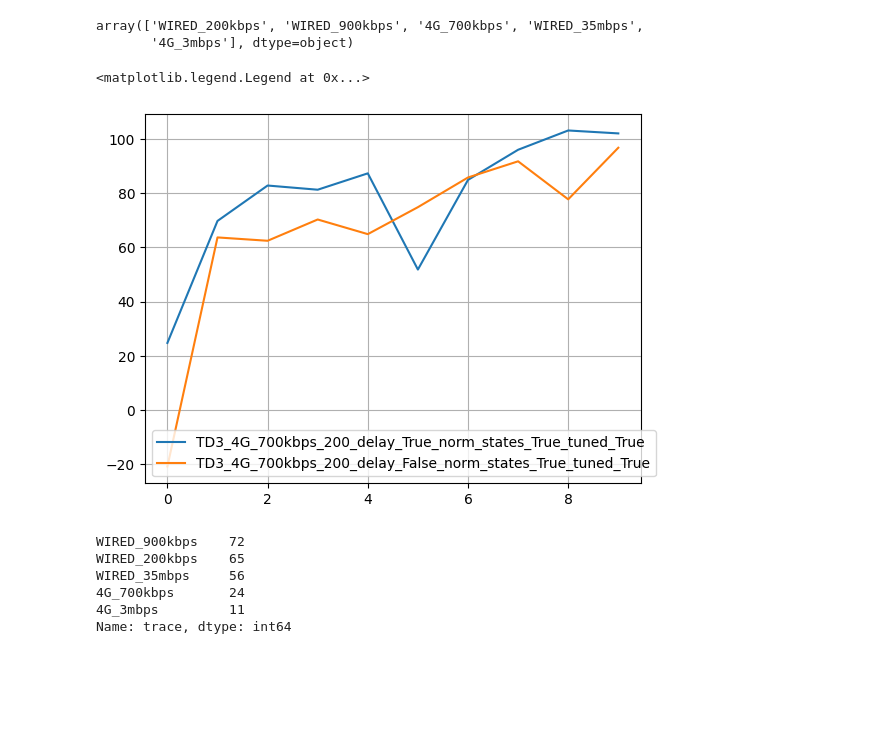
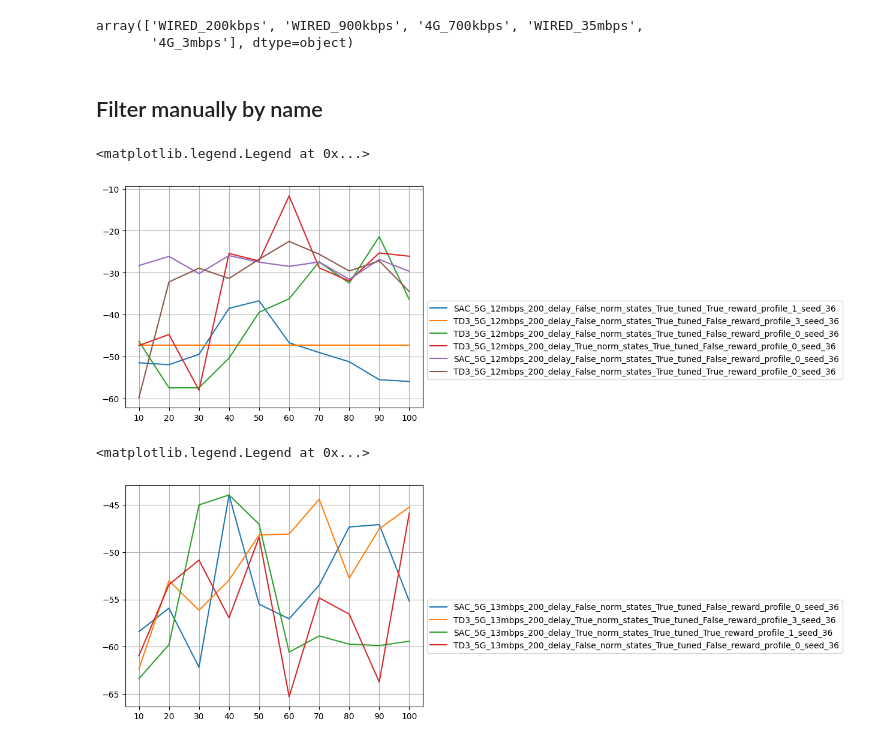
Before and after one commit to denama/ReCoCo, a Jupyter notebook: simulation_analysis/plot_avg_reward.ipynb, the cells around one changed output. Saved outputs shown, nothing was run; the diff lists cells and outputs as text; code cells hidden in the pictures; blank space fills up the shorter version.

```diff
--- a/simulation_analysis/plot_avg_reward.ipynb
+++ b/simulation_analysis/plot_avg_reward.ipynb
@@ -90,3 +273,5 @@ array(['4G_3mbps', 'big_trace2', 'WIRED_200kbps', 'WIRED_900kbps',
 # %%
-df[df.trace == "4G_700kbps"]
+dff = df[~df.reward_profile.isnull()]
+df_grouped = dff.groupby(["trace", "reward_profile", "seed"]).agg({"last_cum_reward": np.mean, "last_avg_reward": np.mean})
+df_grouped
 # %% [output]
@@ -118,0 +323,3 @@ Name: trace, dtype: int64
+# %%
+for i in range(10000,110000, 10000):
+    print(i)
@@ -118,0 +357,12 @@ Name: trace, dtype: int64
+# %%
+for trace in traces[-3:]:
+
+    plt.figure(figsize=(6,3))
+    for i, row in dff[(dff.trace == trace) & (seed == 36)].iterrows():
+        name = row["name"]
+        data = row["avg_reward_list"]
+        plt.plot(data, label=name)
+        plt.title(trace)
+
+    plt.grid()
+    plt.legend(bbox_to_anchor=(1.0, 0.5))
@@ -124,7 +380,7 @@ for i, row in df[((df.trace == "4G_700kbps") & \
                  (df.tuned == True))
                 ].iterrows():
     name = row["name"]
-    data = row.cum_reward
+    data = row.cum_reward_list
     print(name)
     plt.plot(data, label=name)
 
@@ -189,32 +445,43 @@ df.trace.unique()
 # %% [output]
 array(['WIRED_200kbps', 'WIRED_900kbps', '4G_700kbps', 'WIRED_35mbps',
        '4G_3mbps'], dtype=object)
+# %% [markdown]
+## Filter manually by name
 # %%
 plt.figure()
 for i, row in df[
-                # (df.trace == "4G_3mbps") & \
-                #  (df.last_reward > 0) & \
-                #  (df.step_time == 400) & \
-                #  (df.alg == "TD3") & \
-                #  (df.delay_states == True)
-    (df["name"] == "TD3_4G_700kbps_200_delay_False_norm_states_True_tuned_True") | \
-    (df["name"] == "TD3_4G_700kbps_200_delay_True_norm_states_True_tuned_True")
+    (df["name"] == "SAC_5G_12mbps_200_delay_False_norm_states_True_tuned_True_reward_profile_1_seed_36") | \
+    (df["name"] == "SAC_5G_12mbps_200_delay_False_norm_states_True_tuned_False_reward_profile_0_seed_36") | \
+    (df["name"] == "TD3_5G_12mbps_200_delay_True_norm_states_True_tuned_False_reward_profile_0_seed_36") | \
+    (df["name"] == "TD3_5G_12mbps_200_delay_False_norm_states_True_tuned_False_reward_profile_3_seed_36") | \
+    (df["name"] == "TD3_5G_12mbps_200_delay_False_norm_states_True_tuned_False_reward_profile_0_seed_36") | \
+    (df["name"] == "TD3_5G_12mbps_200_delay_False_norm_states_True_tuned_True_reward_profile_0_seed_36")
                 ].iterrows():
     name = row["name"]
-    data = row.cum_reward
+    data = row.cum_reward_list
     plt.plot(data, label=name)
+    plt.xticks(range(0,10), range(10,110, 10))
 
 plt.grid()
-plt.legend()
+plt.legend(bbox_to_anchor=(1.0, 0.5))
 # %% [output]
 <matplotlib.legend.Legend at 0x...>
-[figure, old version]
+[figure, new version]
 # %%
-df.trace.value_counts()
+plt.figure()
+for i, row in df[
+    (df["name"] == "SAC_5G_13mbps_200_delay_False_norm_states_True_tuned_False_reward_profile_0_seed_36") | \
+    (df["name"] == "TD3_5G_13mbps_200_delay_False_norm_states_True_tuned_False_reward_profile_0_seed_36") | \
+    (df["name"] == "SAC_5G_13mbps_200_delay_True_norm_states_True_tuned_True_reward_profile_1_seed_36") | \
+    (df["name"] == "TD3_5G_13mbps_200_delay_True_norm_states_True_tuned_False_reward_profile_3_seed_36")
+                ].iterrows():
+    name = row["name"]
+    data = row.cum_reward_list
+    plt.plot(data, label=name)
+    plt.xticks(range(0,10), range(10,110, 10))
+
+plt.grid()
+plt.legend(bbox_to_anchor=(1.0, 0.5))
 # %% [output]
-WIRED_900kbps    72
-WIRED_200kbps    65
-WIRED_35mbps     56
-4G_700kbps       24
-4G_3mbps         11
-Name: trace, dtype: int64
+<matplotlib.legend.Legend at 0x...>
+[figure, added]
```
Also changed, not shown: parts of 27 cells of this notebook, 22 other files.
